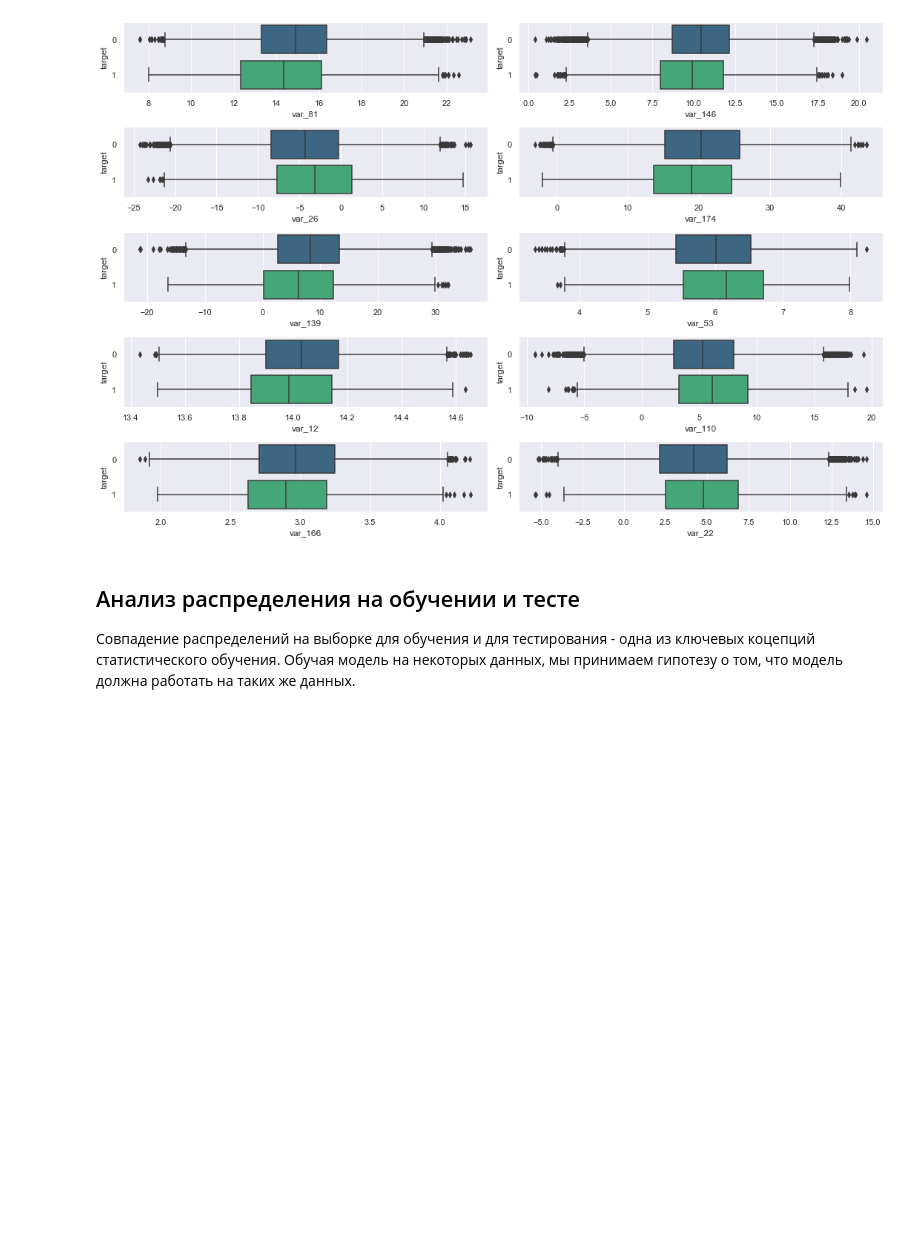
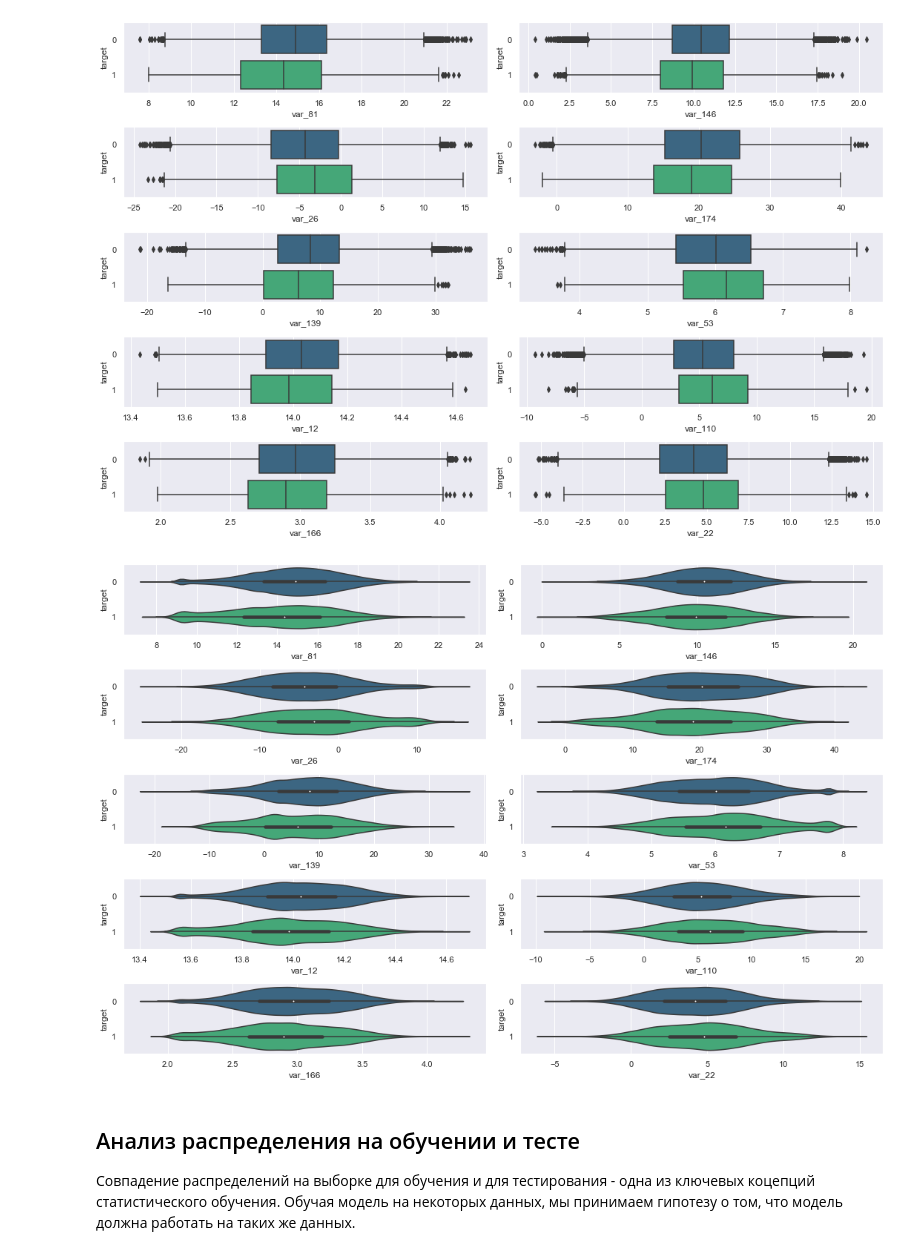
Before and after one commit to Nickel-nc/GU_Sport_DS, a Jupyter notebook: 1. Raw_Data_EDA/Raw_Data_EDA.ipynb, the cells around one changed output. Drawn from its saved outputs; the diff is of its cells as text; code cells hidden in the pictures; blank space fills up the shorter version.

```diff
--- a/1. Raw_Data_EDA/Raw_Data_EDA.ipynb
+++ b/1. Raw_Data_EDA/Raw_Data_EDA.ipynb
@@ -414,6 +414,20 @@ for num, feature in enumerate(train_df[TOP_10_FEATS]):
 fig.tight_layout()
 # %% [output]
 [figure]
+# %%
+fig, axes = plt.subplots(5, 2, figsize=(15, 10))
+
+for num, feature in enumerate(train_df[TOP_10_FEATS]):
+    sns.violinplot(y="target",
+                   x=feature,
+                   data=train_df[train_df[TARGET].isin(classes)],
+                   orient="h",
+                   ax=axes[num%5, num//5],
+                   palette='viridis'
+                  )
+fig.tight_layout()
+# %% [output]
+[figure, added]
 # %% [markdown]
 ## Анализ распределения на обучении и тесте
 
```
Also changed, not shown: parts of 7 cells of this notebook.
